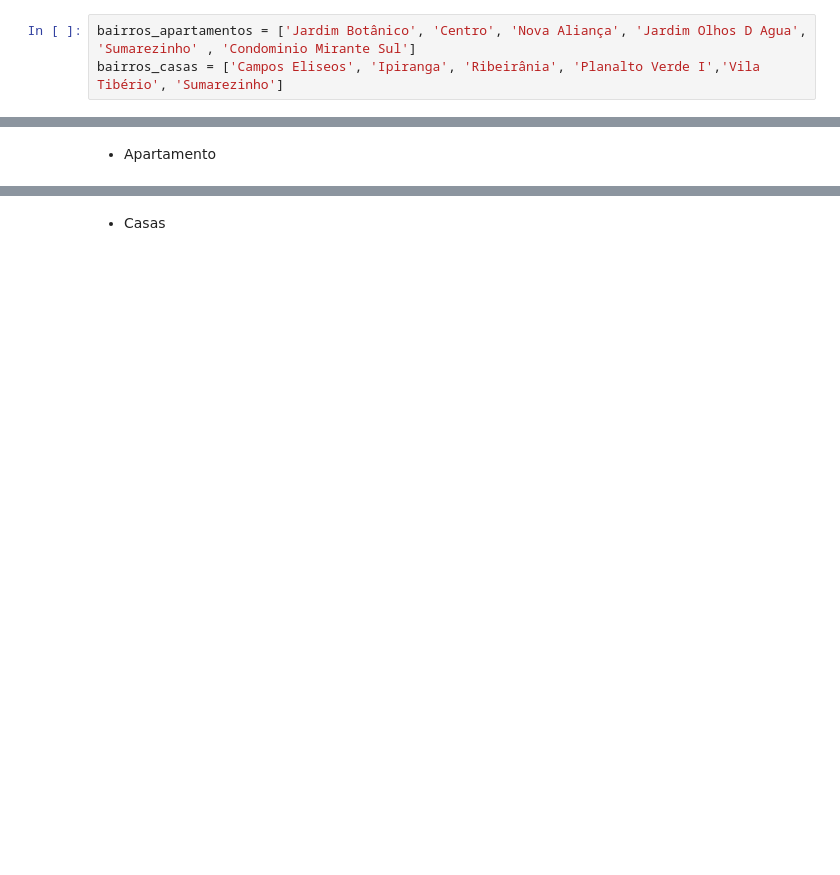
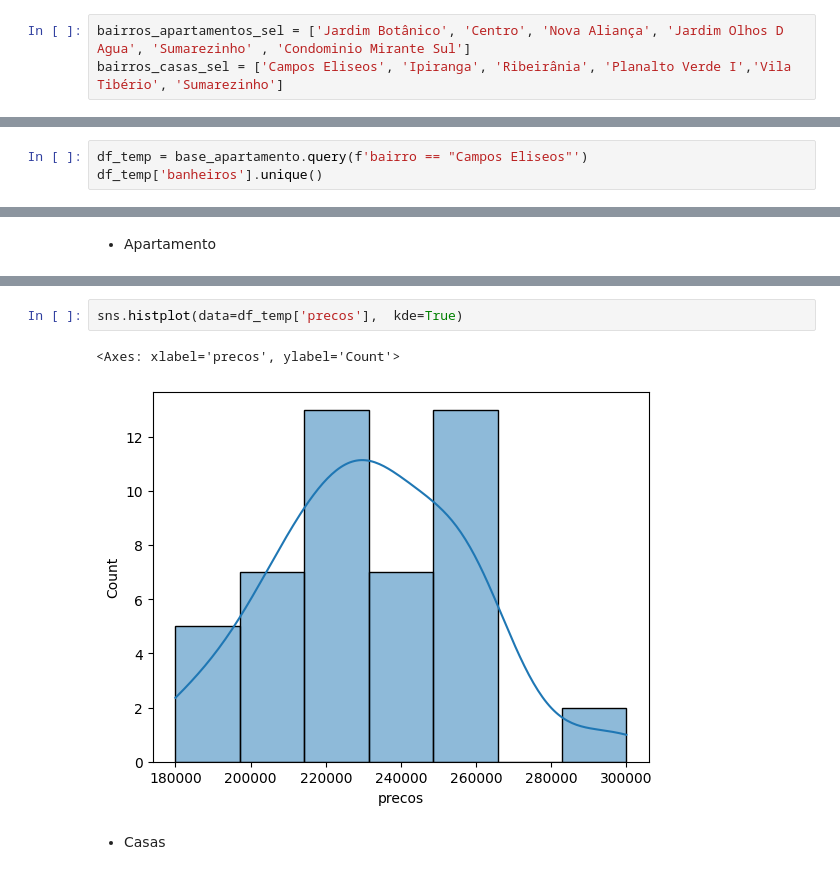
Before and after one commit to rodrigorocha1/web_scraping_casas, a Jupyter notebook: notebooks/analise_exploratoria.ipynb, the cells around one changed output, grey strips where cells are left out. Saved outputs shown, nothing was run; the diff lists cells and outputs as text; blank space fills up the shorter version.

```diff
--- a/notebooks/analise_exploratoria.ipynb
+++ b/notebooks/analise_exploratoria.ipynb
@@ -102,8 +103,8 @@ base_casa['bairro'].value_counts().reset_index().head(50)
 # %% [markdown]
 - Bairros sorteados
 # %%
-bairros_apartamentos = ['Jardim Botânico', 'Centro', 'Nova Aliança', 'Jardim Olhos D Agua', 'Sumarezinho' , 'Condominio Mirante Sul']
-bairros_casas = ['Campos Eliseos', 'Ipiranga', 'Ribeirânia', 'Planalto Verde I','Vila Tibério', 'Sumarezinho']
+bairros_apartamentos_sel = ['Jardim Botânico', 'Centro', 'Nova Aliança', 'Jardim Olhos D Agua', 'Sumarezinho' , 'Condominio Mirante Sul']
+bairros_casas_sel = ['Campos Eliseos', 'Ipiranga', 'Ribeirânia', 'Planalto Verde I','Vila Tibério', 'Sumarezinho']
 # %% [markdown]
 # Média, Moda , médiana e desvio padrão
 # %%
@@ -118,0 +120,3 @@ def obter_resumo_estatistica(dataframe: pd.DataFrame):
+# %%
+df_temp = base_apartamento.query(f'bairro == "Campos Eliseos"')
+df_temp['banheiros'].unique()
@@ -153,4 +160,9 @@ Total imóveis: 3
 ========================================
+# %%
+sns.histplot(data=df_temp['precos'],  kde=True)
+# %% [output]
+<Axes: xlabel='precos', ylabel='Count'>
+[figure, added]
 # %% [markdown]
 - Casas
 # %%
```
Also changed, not shown: parts of 44 cells of this notebook, 1 other file.
